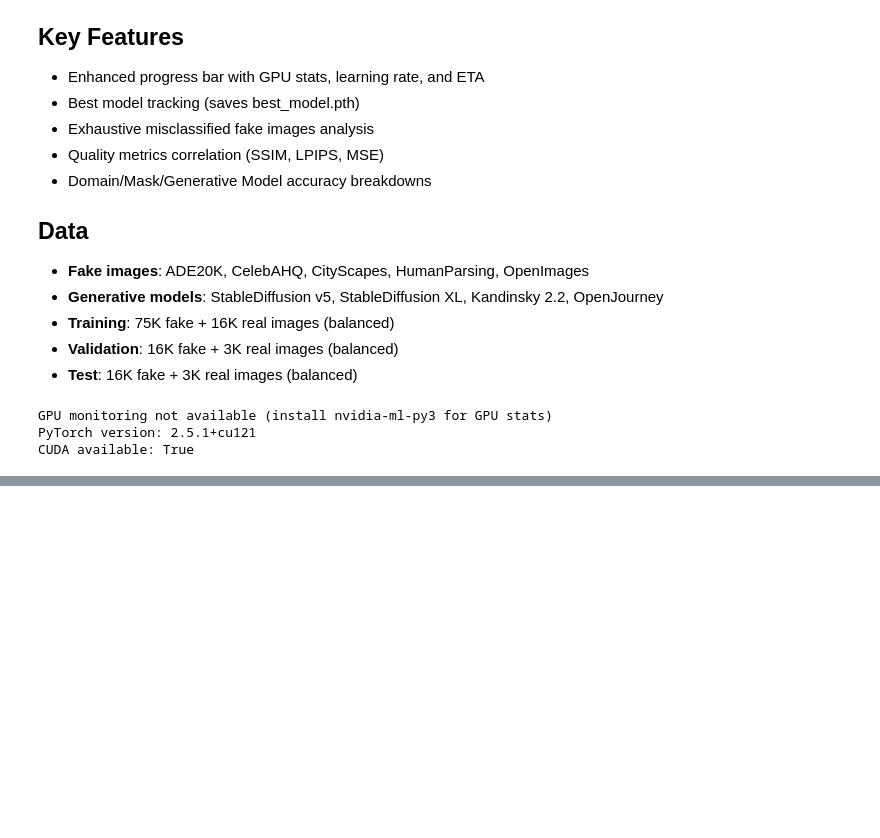
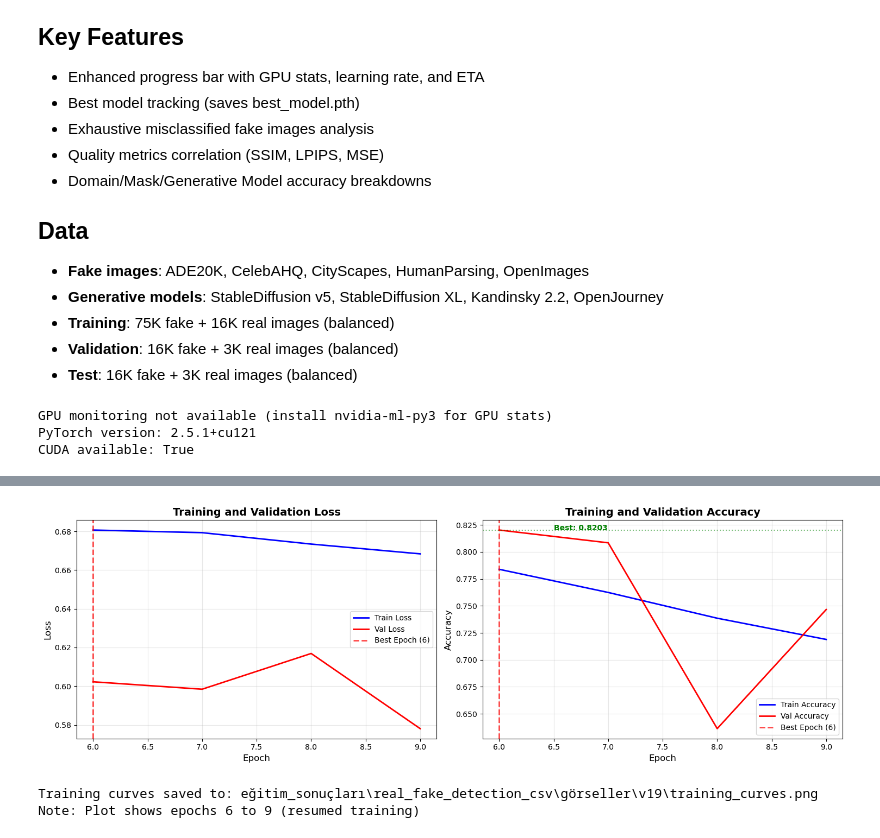
Before and after one commit to emrecoruhlu0/semi-truths, a Jupyter notebook: real_fake_detection_csv.ipynb, the cells around one changed output, grey strips where cells are left out. Drawn from its saved outputs; the diff is of its cells as text; code cells hidden in the pictures; blank space fills up the shorter version.

Commit message:
real için görsel analizler ve veri split öncesi

```diff
--- a/real_fake_detection_csv.ipynb
+++ b/real_fake_detection_csv.ipynb
@@ -497,11 +1114,14 @@ for epoch in range(start_epoch, NUM_EPOCHS):
 
         print(f"  ✅ NEW BEST MODEL SAVED! Val Acc: {epoch_val_acc:.4f}")
 
-    # Always save epoch checkpoint
-    torch.save(
-        model.state_dict(),
-        os.path.join(models_dir, f'model_epoch_{epoch+1}.pth')
-    )
+    # Always save latest checkpoint (for resuming training)
+    torch.save({
+        'epoch': epoch,
+        'model_state_dict': model.state_dict(),
+        'optimizer_state_dict': optimizer.state_dict(),
+        'val_acc': epoch_val_acc,
+        'val_loss': epoch_val_loss
+    }, os.path.join(models_dir, 'latest_model.pth'))
 
     # Update learning rate scheduler
     scheduler.step(epoch_val_acc)
@@ -560,37 +1254,60 @@ fig, axes = plt.subplots(1, 2, figsize=(15, 5))
 epochs = list(range(epoch_start_num, epoch_start_num + actual_epochs_trained))
 
 # Plot 1: Loss curves
 axes[0].plot(epochs, history['train_loss'], 'b-', label='Train Loss', linewidth=2)
 axes[0].plot(epochs, history['val_loss'], 'r-', label='Val Loss', linewidth=2)
-axes[0].axvline(x=best_epoch, color='red', linestyle='--', linewidth=2, alpha=0.7,
-                label=f'Best Epoch ({best_epoch})')
+
+# Add best_epoch line if it exists
+if 'best_epoch' in locals() or 'best_epoch' in globals():
+    axes[0].axvline(x=best_epoch, color='red', linestyle='--', linewidth=2, alpha=0.7,
+                    label=f'Best Epoch ({best_epoch})')
+else:
+    # Add annotation that no improvement happened
+    axes[0].text(0.5, 0.95, 'Hic iyilesme olmadi / No improvement',
+                transform=axes[0].transAxes, fontsize=10, color='red',
+                ha='center', va='top', bbox=dict(boxstyle='round', facecolor='wheat', alpha=0.5))
+
 axes[0].set_xlabel('Epoch', fontsize=12)
 axes[0].set_ylabel('Loss', fontsize=12)
 axes[0].set_title('Training and Validation Loss', fontsize=14, fontweight='bold')
 axes[0].legend(fontsize=10)
 axes[0].grid(True, alpha=0.3)
 
 # Plot 2: Accuracy curves
 axes[1].plot(epochs, history['train_acc'], 'b-', label='Train Accuracy', linewidth=2)
 axes[1].plot(epochs, history['val_acc'], 'r-', label='Val Accuracy', linewidth=2)
-axes[1].axvline(x=best_epoch, color='red', linestyle='--', linewidth=2, alpha=0.7,
-                label=f'Best Epoch ({best_epoch})')
-axes[1].axhline(y=best_val_acc, color='green', linestyle=':', linewidth=1.5, alpha=0.5)
-axes[1].text(best_epoch + 0.5, best_val_acc, f'Best: {best_val_acc:.4f}',
-             fontsize=10, color='green', fontweight='bold')
+
+# Add best_epoch line and best_val_acc annotation if they exist
+if 'best_epoch' in locals() or 'best_epoch' in globals():
+    axes[1].axvline(x=best_epoch, color='red', linestyle='--', linewidth=2, alpha=0.7,
+                    label=f'Best Epoch ({best_epoch})')
+    if 'best_val_acc' in locals() or 'best_val_acc' in globals():
+        axes[1].axhline(y=best_val_acc, color='green', linestyle=':', linewidth=1.5, alpha=0.5)
+        axes[1].text(best_epoch + 0.5, best_val_acc, f'Best: {best_val_acc:.4f}',
+                     fontsize=10, color='green', fontweight='bold')
+else:
+    # Add annotation that no improvement happened
+    axes[1].text(0.5, 0.95, 'Hic iyilesme olmadi / No improvement',
+                transform=axes[1].transAxes, fontsize=10, color='red',
+                ha='center', va='top', bbox=dict(boxstyle='round', facecolor='wheat', alpha=0.5))
+
 axes[1].set_xlabel('Epoch', fontsize=12)
 axes[1].set_ylabel('Accuracy', fontsize=12)
 axes[1].set_title('Training and Validation Accuracy', fontsize=14, fontweight='bold')
 axes[1].legend(fontsize=10)
 axes[1].grid(True, alpha=0.3)
 
 plt.tight_layout()
 
 # Save plot
 plot_path = os.path.join(viz_dir, 'training_curves.png')
 plt.savefig(plot_path, dpi=300, bbox_inches='tight')
 plt.show()
 
 print(f"Training curves saved to: {plot_path}")
 if RESUME_FROM_CHECKPOINT:
     print(f"Note: Plot shows epochs {epoch_start_num} to {epoch_start_num + actual_epochs_trained - 1} (resumed training)")
+# %% [output]
+[figure, added]
+Training curves saved to: eğitim_sonuçları\real_fake_detection_csv\görseller\v19\training_curves.png
+Note: Plot shows epochs 6 to 9 (resumed training)
```
Also changed, not shown: parts of 28 cells of this notebook.
